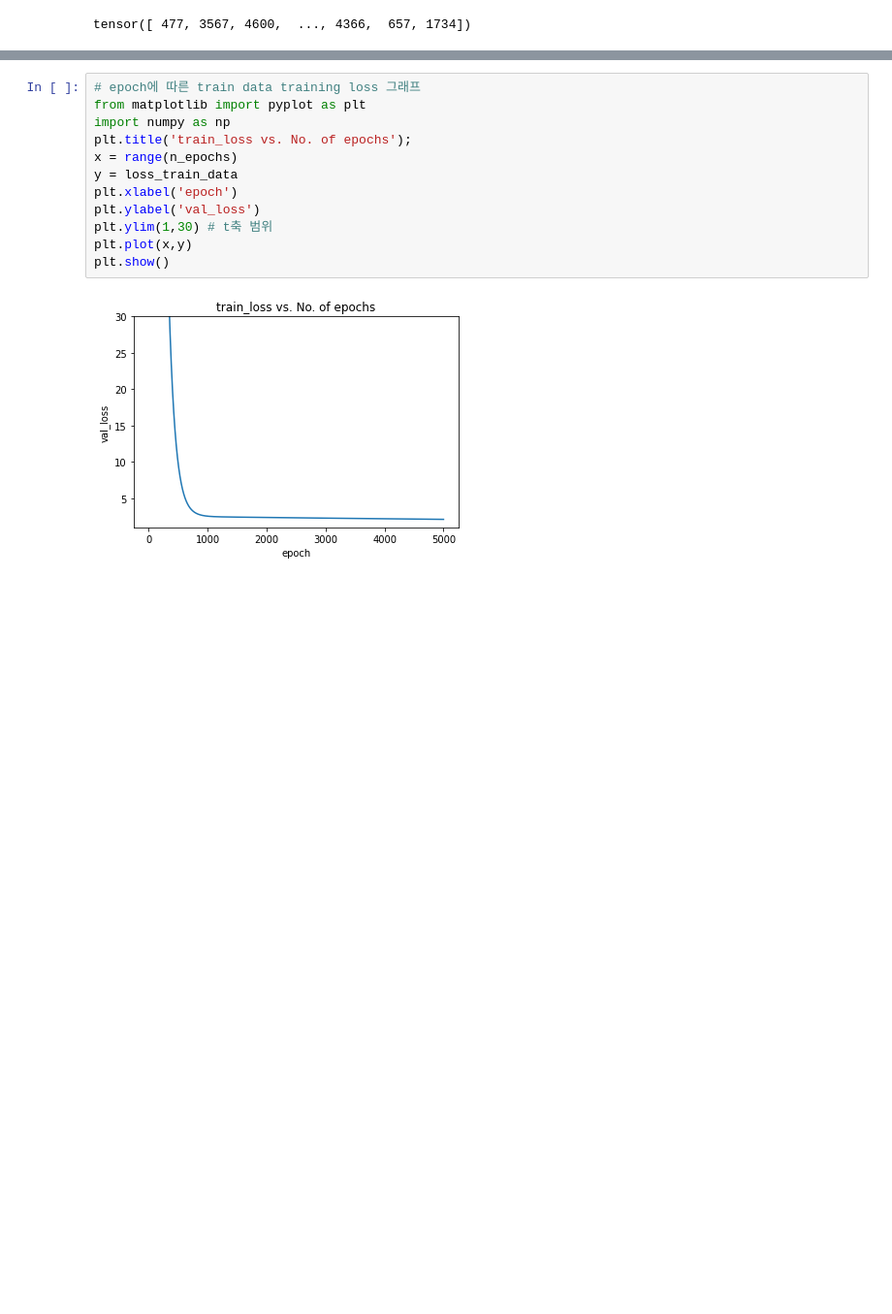
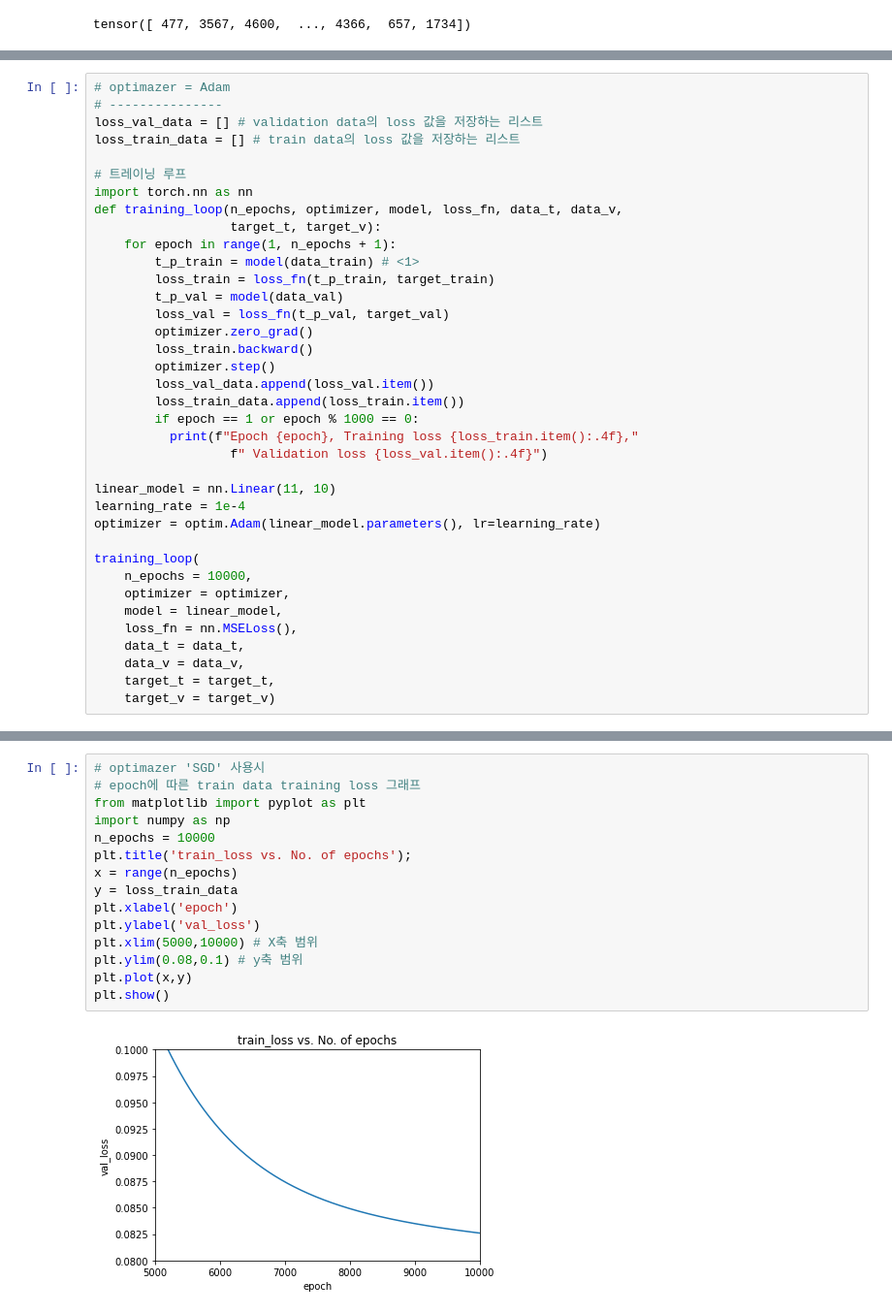
Before and after one commit to zeze1004/AI, a Jupyter notebook: Homework2.ipynb, the cells around one changed output, grey strips where cells are left out. Shown at 97% size. Saved outputs shown, nothing was run; the diff lists cells and outputs as text; blank space fills up the shorter version.

```diff
--- a/Homework2.ipynb
+++ b/Homework2.ipynb
@@ -133,0 +129,37 @@ print(loss_train_data)
+# %%
+# optimazer = Adam
+# ---------------
+loss_val_data = [] # validation data의 loss 값을 저장하는 리스트
+loss_train_data = [] # train data의 loss 값을 저장하는 리스트
+
+# 트레이닝 루프
+import torch.nn as nn
+def training_loop(n_epochs, optimizer, model, loss_fn, data_t, data_v,
+                  target_t, target_v):
+    for epoch in range(1, n_epochs + 1):
+        t_p_train = model(data_train) # <1>
+        loss_train = loss_fn(t_p_train, target_train)
+        t_p_val = model(data_val)
+        loss_val = loss_fn(t_p_val, target_val)
+        optimizer.zero_grad()
+        loss_train.backward()
+        optimizer.step()
+        loss_val_data.append(loss_val.item())
+        loss_train_data.append(loss_train.item())
+        if epoch == 1 or epoch % 1000 == 0:
+          print(f"Epoch {epoch}, Training loss {loss_train.item():.4f},"
+                  f" Validation loss {loss_val.item():.4f}")
+
+linear_model = nn.Linear(11, 10)
+learning_rate = 1e-4
+optimizer = optim.Adam(linear_model.parameters(), lr=learning_rate)
+
+training_loop(
+    n_epochs = 10000,
+    optimizer = optimizer,
+    model = linear_model,
+    loss_fn = nn.MSELoss(),
+    data_t = data_t,
+    data_v = data_v,
+    target_t = target_t,
+    target_v = target_v)
@@ -134,17 +215,20 @@ print(loss_train_data)
 # %%
+# optimazer 'SGD' 사용시
 # epoch에 따른 train data training loss 그래프
 from matplotlib import pyplot as plt
 import numpy as np
+n_epochs = 10000
 plt.title('train_loss vs. No. of epochs');
 x = range(n_epochs)
 y = loss_train_data
 plt.xlabel('epoch')
 plt.ylabel('val_loss')
-plt.ylim(1,30) # t축 범위
+plt.xlim(5000,10000) # X축 범위
+plt.ylim(0.08,0.1) # y축 범위
 plt.plot(x,y)
 plt.show()
 # %% [output]
-[figure, old version]
+[figure, new version]
 # %%
 # epoch에 따른 validation data training loss 그래프
 from matplotlib import pyplot as plt
```
Also changed, not shown: parts of 16 cells of this notebook.
